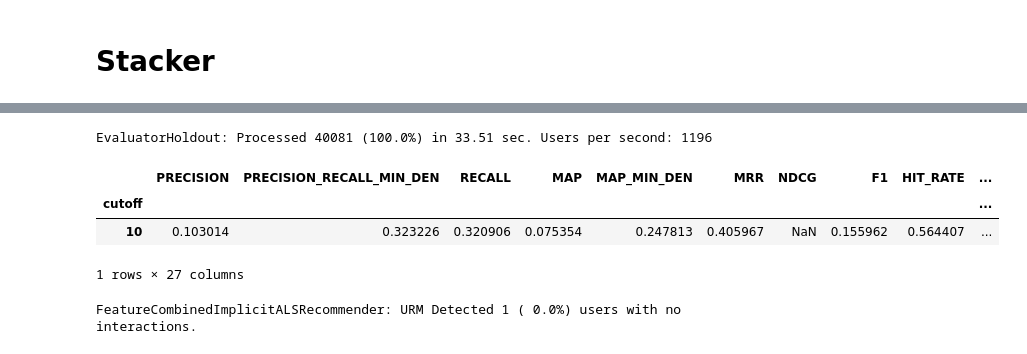
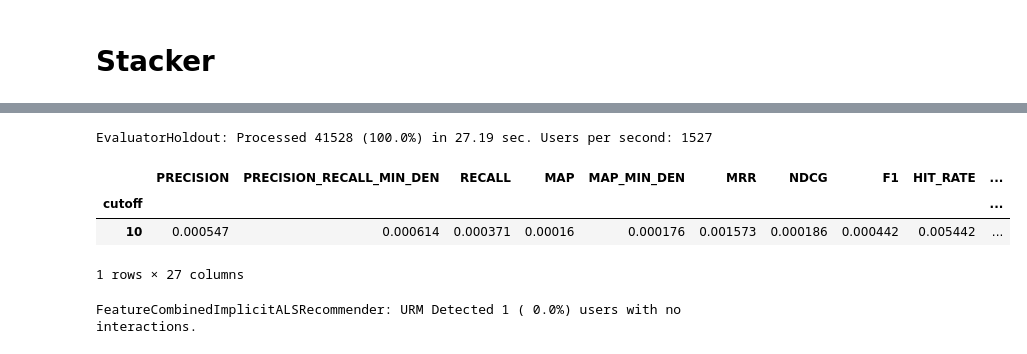
Before and after one commit to marcofasa/RecSys-Challenge-2022-Polimi, a Jupyter notebook: Utils/test.ipynb, the cells around one changed output, grey strips where cells are left out. Cells and saved outputs as stored; diff of their text form; code cells hidden in the pictures.

```diff
--- a/Utils/test.ipynb
+++ b/Utils/test.ipynb
@@ -78,0 +74,6 @@ KeyboardInterrupt:
+# %%
+import Utils.Reader as Reader
+import pandas as pd
+URM_all1=Reader.load_URM(matrix_format='..')
+a=URM_all1["UserID"].unique()
+list(a)
@@ -96,0 +110,16 @@ EvaluatorHoldout: Ignoring 1548 ( 3.7%) Users that have less than 1 test interac
+# %%
+from Utils.Evaluator import EvaluatorHoldout
+import Utils.Reader as Reader
+
+from Data_manager.split_functions.split_train_validation_random_holdout import \
+    split_train_in_two_percentage_global_sample_double
+values_to_replace={0.01: 0.0,0.0:0.2}
+#URM_all=Reader.load_URM(values_to_replace={0.01:0.02})
+URM_all=Reader.read_train_csr(values_to_replace=values_to_replace)
+
+#URM_all_new=Reader.load_URM("../output/out_10.csv",values_to_replace={0.01: 0.0})
+URM_all_new=Reader.load_URM("../output/out_10.csv",values_to_replace=values_to_replace)
+
+#URM_all=Reader.load_URM("../output/URM_2_mean.csv")
+URM_train, URM_test,URM_train2 = split_train_in_two_percentage_global_sample_double(URM_all ,URM_all_new,train_percentage=0.80)
+evaluator_validation=EvaluatorHoldout(URM_test,cutoff_list=[10])
@@ -122,6 +246,7 @@ result_df
 #2
 from Recommenders.KNN.ItemKNNCBFRecommender import ItemKNNCBFRecommender
 import Utils.Reader as Reader
+ICM_all = Reader.load_ICM_rewatches()
 
 recommender_ItemKNNCBF = ItemKNNCBFRecommender(URM_train, ICM_all)
 recommender_ItemKNNCBF.fit()
@@ -140,0 +362,20 @@ result_df
+# %%
+from Recommenders.FeatureWeighting.CFW_D_Similarity_Linalg import CFW_D_Similarity_Linalg
+import Utils.Reader as Reader
+from Data_manager.split_functions.split_train_validation_random_holdout import\
+    split_train_in_two_percentage_global_sample
+from Utils.Evaluator import EvaluatorHoldout
+from Recommenders.KNN.ItemKNNCFRecommender import ItemKNNCFRecommender
+
+
+URM_all,ICM_all=Reader.get_URM_ICM_Type(matrix_path_URM="../data/interactions_and_impressions.csv")
+URM_train, URM_test = split_train_in_two_percentage_global_sample(URM_all ,train_percentage=0.80)
+evaluator_validation=EvaluatorHoldout(URM_test,cutoff_list=[10])
+
+itemKNNCF = ItemKNNCFRecommender(URM_train)
+itemKNNCF.fit()
+W_sparse_CF = itemKNNCF.W_sparse
+CFW_weithing = CFW_D_Similarity_Linalg(URM_train, ICM_all, W_sparse_CF)
+CFW_weithing.fit()
+result_df, _ = evaluator_validation.evaluateRecommender(CFW_weithing)
+result_df
@@ -141,23 +403,23 @@ result_df
 # %%
 from Recommenders.RP3betaCBFRecommender import RP3betaCBFRecommender
 #4
 from Recommenders.KNN.ItemKNNCBFRecommender import ItemKNNCBFRecommender
 import Utils.Reader as Reader
 
 rp3betaCBF_recommender = RP3betaCBFRecommender(
     URM_train=URM_train,
-    ICM_train=ICM_all,
+    ICM_train=Reader.load_ICM_displayed(),
     verbose=False
 )
 
 rp3betaCBF_recommender.fit()
 result_df, _ = evaluator_validation.evaluateRecommender(rp3betaCBF_recommender)
 result_df
 # %% [output]
-EvaluatorHoldout: Processed 40081 (100.0%) in 33.51 sec. Users per second: 1196
+EvaluatorHoldout: Processed 41528 (100.0%) in 27.19 sec. Users per second: 1527
 |  | PRECISION | PRECISION_RECALL_MIN_DEN | RECALL | MAP | MAP_MIN_DEN | MRR | NDCG | F1 | HIT_RATE | ... |
 | cutoff |  |  |  |  |  |  |  |  |  | ... |
-| 10 | 0.103014 | 0.323226 | 0.320906 | 0.075354 | 0.247813 | 0.405967 | NaN | 0.155962 | 0.564407 | ... |
+| 10 | 0.000547 | 0.000614 | 0.000371 | 0.00016 | 0.000176 | 0.001573 | 0.000186 | 0.000442 | 0.005442 | ... |
 1 rows × 27 columns
 # %%
 from Recommenders.FeatureCombinedImplicitALSRecommender import FeatureCombinedImplicitALSRecommender
```
Also changed, not shown: parts of 15 cells of this notebook, 3 other files.
